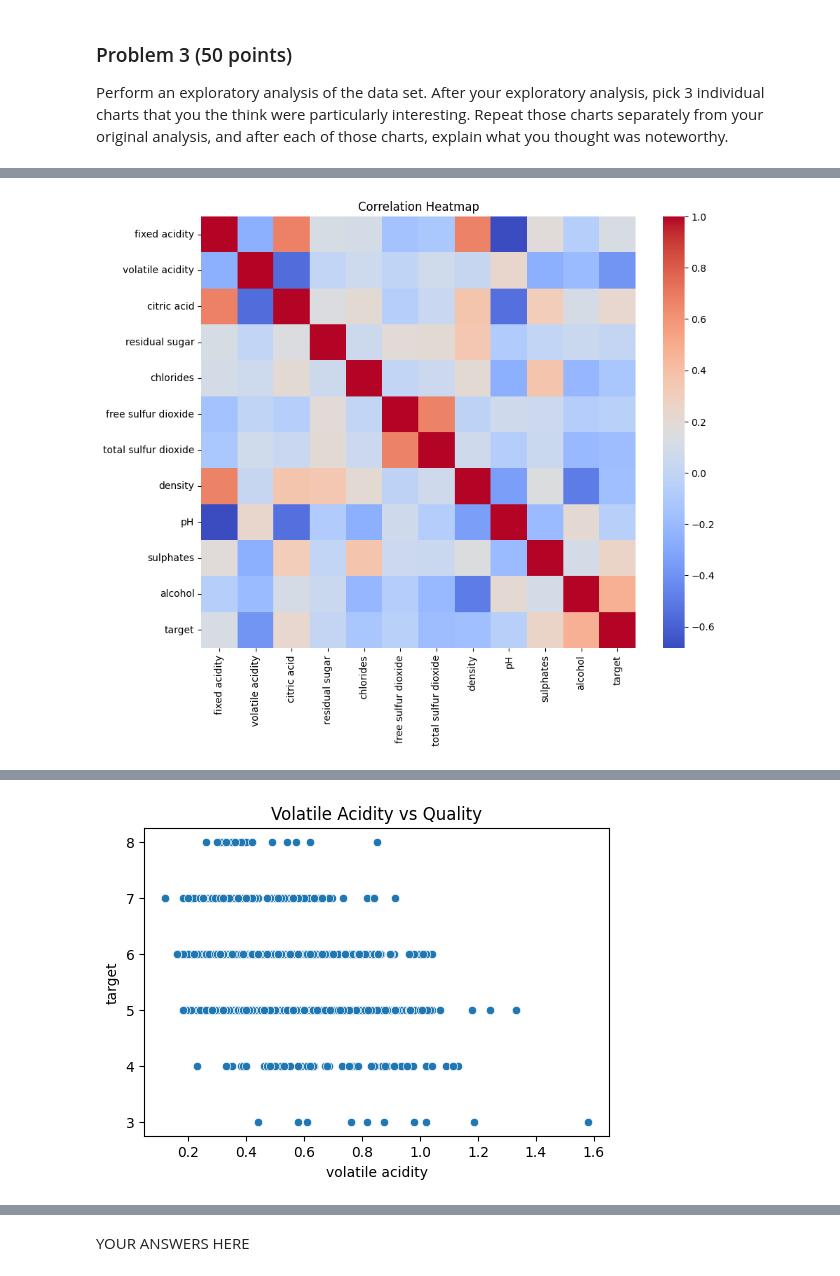
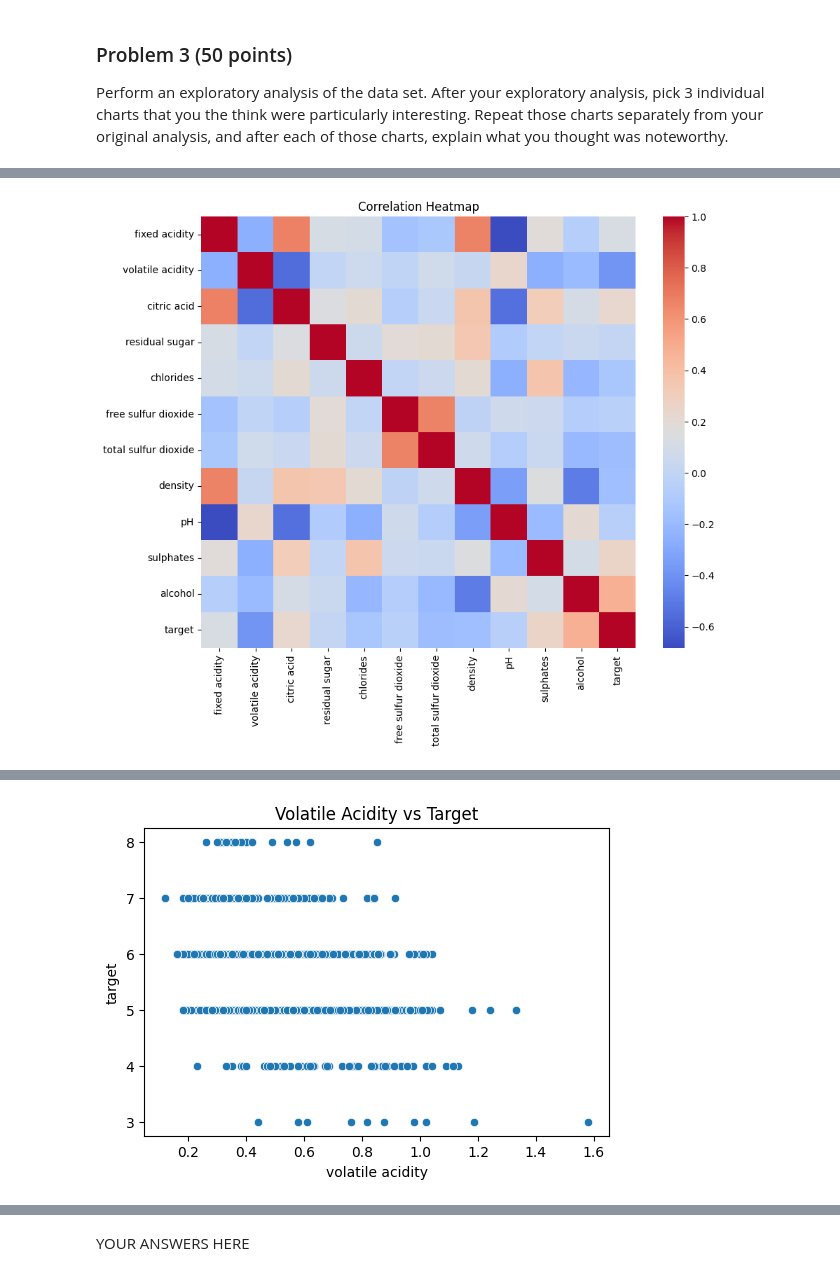
Before and after one commit to Stephen-Edusei/dx602-final-project, a Jupyter notebook: project.ipynb, the cells around one changed output, grey strips where cells are left out. Cells and saved outputs as stored; diff of their text form; code cells hidden in the pictures.

```diff
--- a/project.ipynb
+++ b/project.ipynb
@@ -198,17 +204,17 @@ plt.show()
 # Scatter plots for relationships
 plt.figure(figsize=(6,4))
 sns.scatterplot(x="alcohol", y="target", data=wine_quality)
-plt.title("Alcohol vs Quality")
+plt.title("Alcohol vs Target")
 plt.show()
 
 plt.figure(figsize=(6,4))
 sns.scatterplot(x="volatile acidity", y="target", data=wine_quality)
-plt.title("Volatile Acidity vs Quality")
+plt.title("Volatile Acidity vs Target")
 plt.show()
 
 plt.figure(figsize=(6,4))
 sns.scatterplot(x="citric acid", y="target", data=wine_quality)
-plt.title("Citric Acid vs Quality")
+plt.title("Citric Acid vs Target")
 plt.show()
 
 # Boxplots for skewed variables
@@ -232,12 +238,12 @@ plt.xlabel("Alcohol (%)")
 plt.ylabel("Frequency")
 plt.show()
 
-# 2. Volatile Acidity vs Quality
+# 2. Volatile Acidity vs Target
 plt.figure(figsize=(6,4))
 sns.scatterplot(x="volatile acidity", y="target", data=wine_quality)
-plt.title("Volatile Acidity vs Quality")
+plt.title("Volatile Acidity vs Target")
 plt.xlabel("Volatile Acidity")
-plt.ylabel("Quality")
+plt.ylabel("Target")
 plt.show()
 
 # 3. Residual Sugar Boxplot
@@ -248,54 +254,51 @@ plt.xlabel("Residual Sugar")
 plt.show()
 
 
-'''
 
-Exploratory Analysis of the Red Wine Quality Dataset
+# Exploratory Analysis of the Red Wine Quality Dataset
 
-An exploratory data analysis (EDA) was conducted on a dataset containing 1,599 samples of red wine, each
-described by 11 chemical attributes and one sensory-based quality rating. The purpose of the analysis
-was to examine distributional patterns, identify potential relationships among variables, and highlight
-characteristics relevant to later predictive modeling.
+# An exploratory data analysis (EDA) was conducted on a dataset containing 1,599 samples of red wine, each
+# described by 11 chemical attributes and one sensory-based quality rating. The purpose of the analysis
+# was to examine distributional patterns, identify potential relationships among variables, and highlight
+# characteristics relevant to later predictive modeling.
 
-Initial summary statistics indicated moderate variability across most chemical measures, with several
-variables exhibiting skewed distributions. For example, residual sugar and total sulfur dioxide displayed
-long right-tailed distributions, while variables such as density and pH exhibited low variance and
-tightly clustered values. A correlation heatmap revealed notable relationships among variables, including
-a negative relationship between volatile acidity and quality, and a positive relationship between alcohol
-content and quality. These findings align with established principles in enology, suggesting that chemical
-structure strongly influences sensory evaluation.
+# Initial summary statistics indicated moderate variability across most chemical measures, with several
+# variables exhibiting skewed distributions. For example, residual sugar and total sulfur dioxide displayed
+# long right-tailed distributions, while variables such as density and pH exhibited low variance and
+# tightly clustered values. A correlation heatmap revealed notable relationships among variables, including
+# a negative relationship between volatile acidity and quality, and a positive relationship between alcohol
+# content and quality. These findings align with established principles in enology, suggesting that chemical
+# structure strongly influences sensory evaluation.
 
-As part of the analysis, several visualizations were generated to better understand the data. Three plots
-were selected as especially informative and are reproduced below along with brief interpretations.
+# As part of the analysis, several visualizations were generated to better understand the data. Three plots
+# were selected as especially informative and are reproduced below along with brief interpretations.
 
-Alcohol Distribution
-A histogram of alcohol content displayed a right-skewed distribution, with most wines containing between
-9% and 12% alcohol by volume. Wines at the upper end of the distribution were relatively uncommon. This
-visualization is noteworthy because alcohol content is known to strongly influence perceived wine quality,
-and the distribution suggests sufficient variability to support meaningful predictive modeling. The
-presence of higher-alcohol outliers also raises questions about their potential influence on
-regression-based methods.
+# Alcohol Distribution
+# A histogram of alcohol content displayed a right-skewed distribution, with most wines containing between
+# 9% and 12% alcohol by volume. Wines at the upper end of the distribution were relatively uncommon. This
+# visualization is noteworthy because alcohol content is known to strongly influence perceived wine quality,
+# and the distribution suggests sufficient variability to support meaningful predictive modeling. The
+# presence of higher-alcohol outliers also raises questions about their potential influence on
+# regression-based methods.
 
-Volatile Acidity and Quality
-A scatter plot comparing volatile acidity to quality revealed a clear negative relationship, with higher
-volatile acidity levels associated with lower quality scores. This pattern is scientifically plausible,
-as volatile acidity contributes to sour or vinegar-like aromas when present at excessive levels. The
-scatter plot highlights one of the strongest and most interpretable relationships in the dataset,
-indicating that volatile acidity may serve as a key predictor in quality modeling.
+# Volatile Acidity and Target
+# A scatter plot comparing volatile acidity to quality revealed a clear negative relationship, with higher
+# volatile acidity levels associated with lower quality scores. This pattern is scientifically plausible,
+# as volatile acidity contributes to sour or vinegar-like aromas when present at excessive levels. The
+# scatter plot highlights one of the strongest and most interpretable relationships in the dataset,
+# indicating that volatile acidity may serve as a key predictor in quality modeling.
 
-Residual Sugar Boxplot
-A boxplot of residual sugar demonstrated that most red wines in the dataset are dry, with values tightly
-clustered near the lower end of the scale. The plot also revealed several high-sugar outliers, indicating
-the presence of unusually sweet red wines. These outliers are particularly relevant for exploratory
-analysis because they may meaningfully affect distribution-based models and raise the possibility of
-distinct subgroups within the data.
+# Residual Sugar Boxplot
+# A boxplot of residual sugar demonstrated that most red wines in the dataset are dry, with values tightly
+# clustered near the lower end of the scale. The plot also revealed several high-sugar outliers, indicating
+# the presence of unusually sweet red wines. These outliers are particularly relevant for exploratory
+# analysis because they may meaningfully affect distribution-based models and raise the possibility of
+# distinct subgroups within the data.
 
-Overall, the exploratory analysis provided a comprehensive understanding of the dataset’s structure,
-identified meaningful chemical–quality relationships, and highlighted variables exhibiting unusual
-patterns. The three selected charts offer insights into key distributional features and associations
-that are central to interpreting and modeling wine quality.
-
-'''
+# Overall, the exploratory analysis provided a comprehensive understanding of the dataset’s structure,
+# identified meaningful chemical–quality relationships, and highlighted variables exhibiting unusual
+# patterns. The three selected charts offer insights into key distributional features and associations
+# that are central to interpreting and modeling wine quality.
 # %% [output]
        fixed acidity  volatile acidity  citric acid  residual sugar  \
 count    1599.000000       1599.000000  1599.000000     1599.000000
@@ -320 +323 @@ max       4.010000     2.000000    14.900000     8.000000
-[figure, old version]
+[figure, new version]
```
Also changed, not shown: parts of 10 cells of this notebook.
